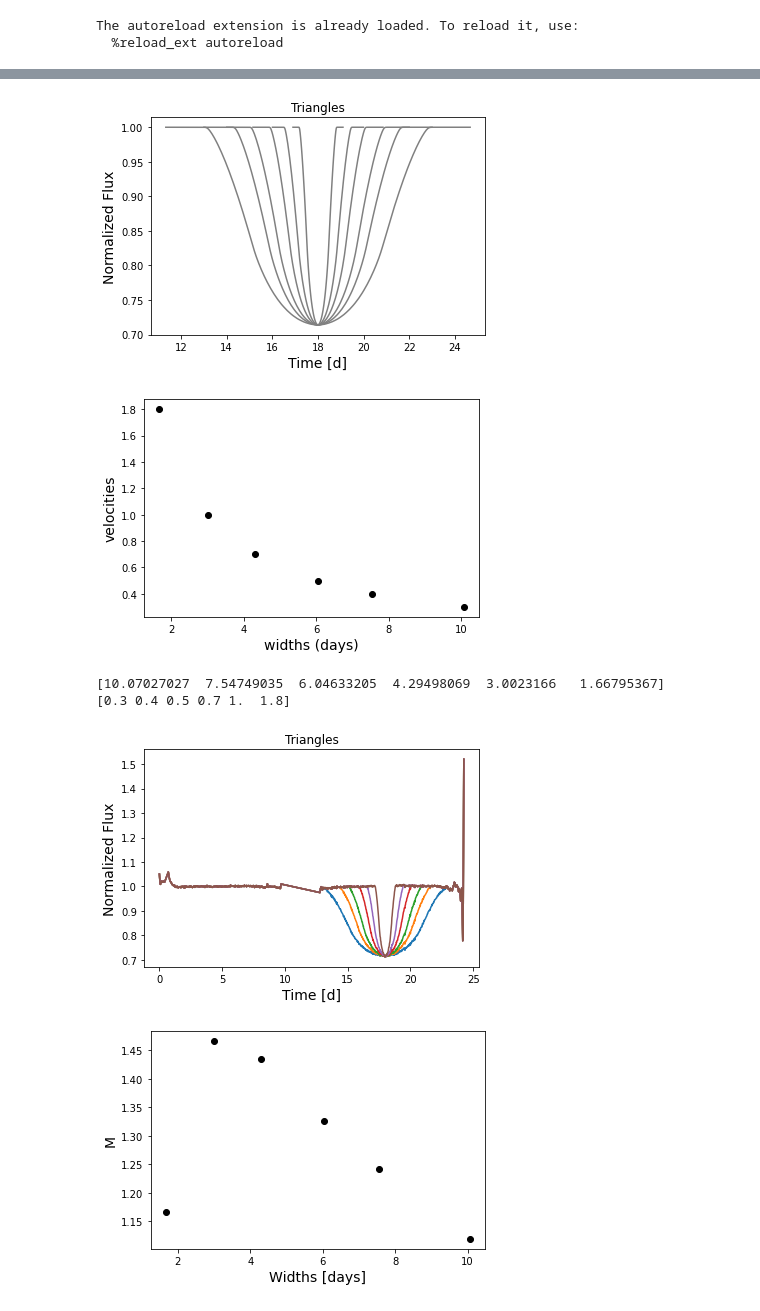
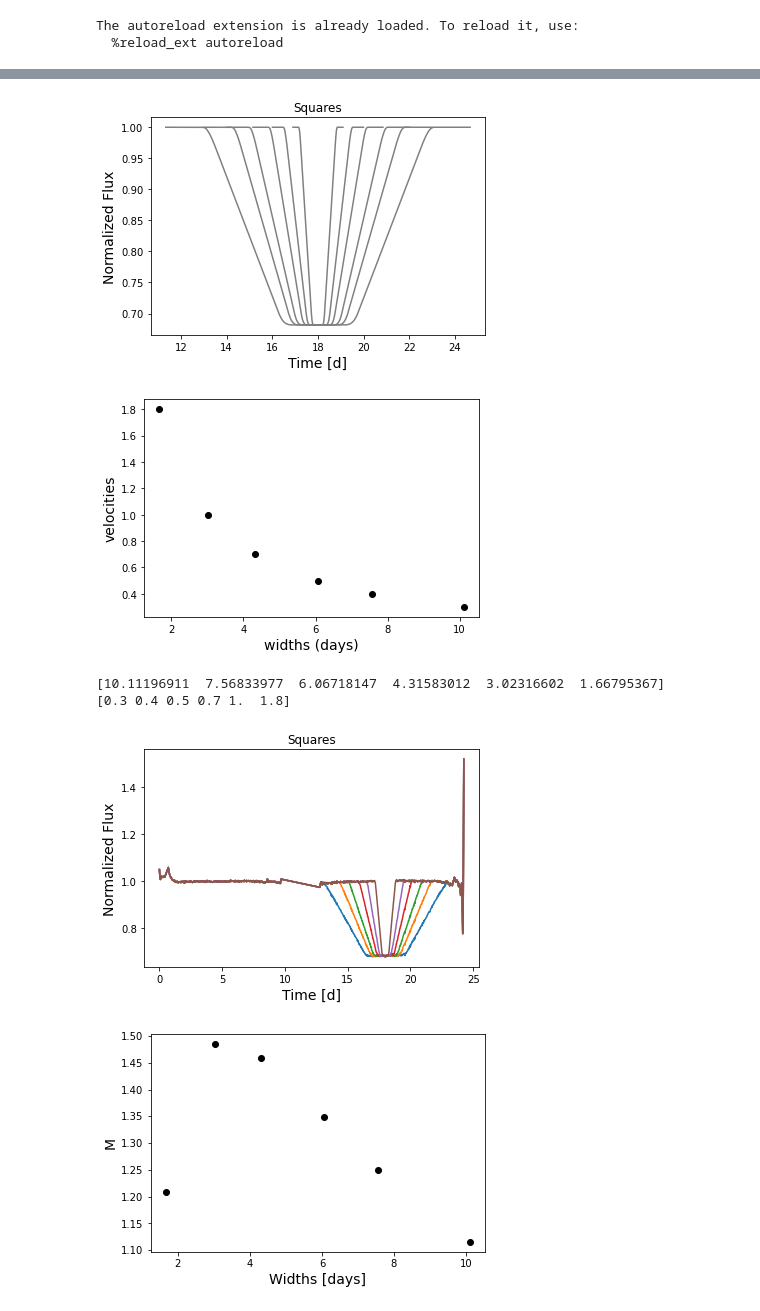
Before and after one commit to danay6/Transiting-megastructures, a Jupyter notebook: 0.4-mstat-nb.ipynb, the cells around one changed output, grey strips where cells are left out. Drawn from its saved outputs; the diff is of its cells as text; code cells hidden in the pictures.

```diff
--- a/0.4-mstat-nb.ipynb
+++ b/0.4-mstat-nb.ipynb
@@ -259,18 +259,18 @@ mstat: 0.1302364444434861
 [970 rows x 15 columns]
 # %%
 # Plot mstats for widths
-shape = 'Triangle'
-ratio = 1.4 #triangles ratio 1.4, other ratio 2
+shape = 'Square'
+ratio = 2 #triangles ratio 1.4, other ratio 2
 
 widths = find_width(shape, ratio)
 plot_mstat_width(shape, ratio, widths)
 # %% [output]
-[figure, old version]
+[figure, new version]
 [figure]
-[10.07027027  7.54749035  6.04633205  4.29498069  3.0023166   1.66795367]
+[10.11196911  7.56833977  6.06718147  4.31583012  3.02316602  1.66795367]
 [0.3 0.4 0.5 0.7 1.  1.8]
-[figure, old version]
+[figure, new version]
-[figure, old version]
+[figure, new version]
 # %%
 #ref = loaders.load_ref(18, "/mnt/disks/lcs/tess-goddard-lcs/")
 
```
Also changed, not shown: 3 other files.
